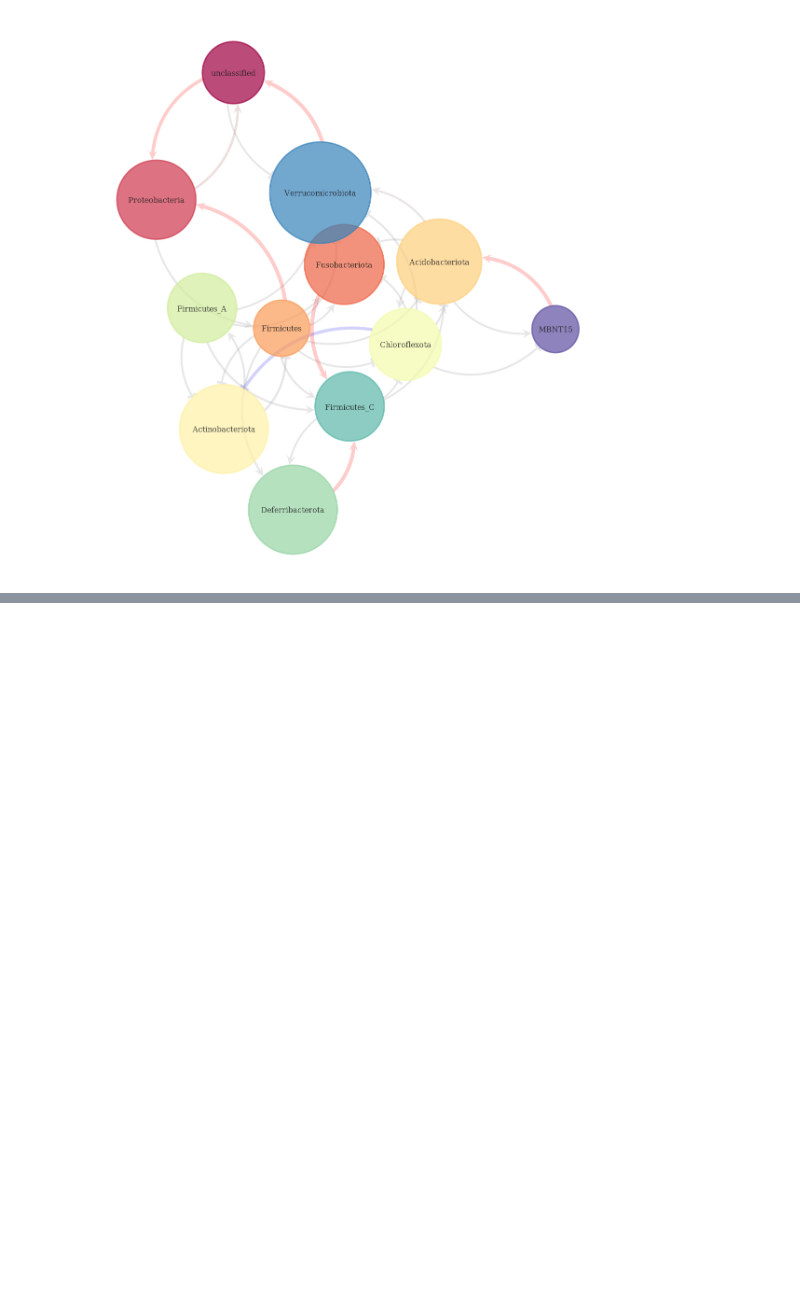
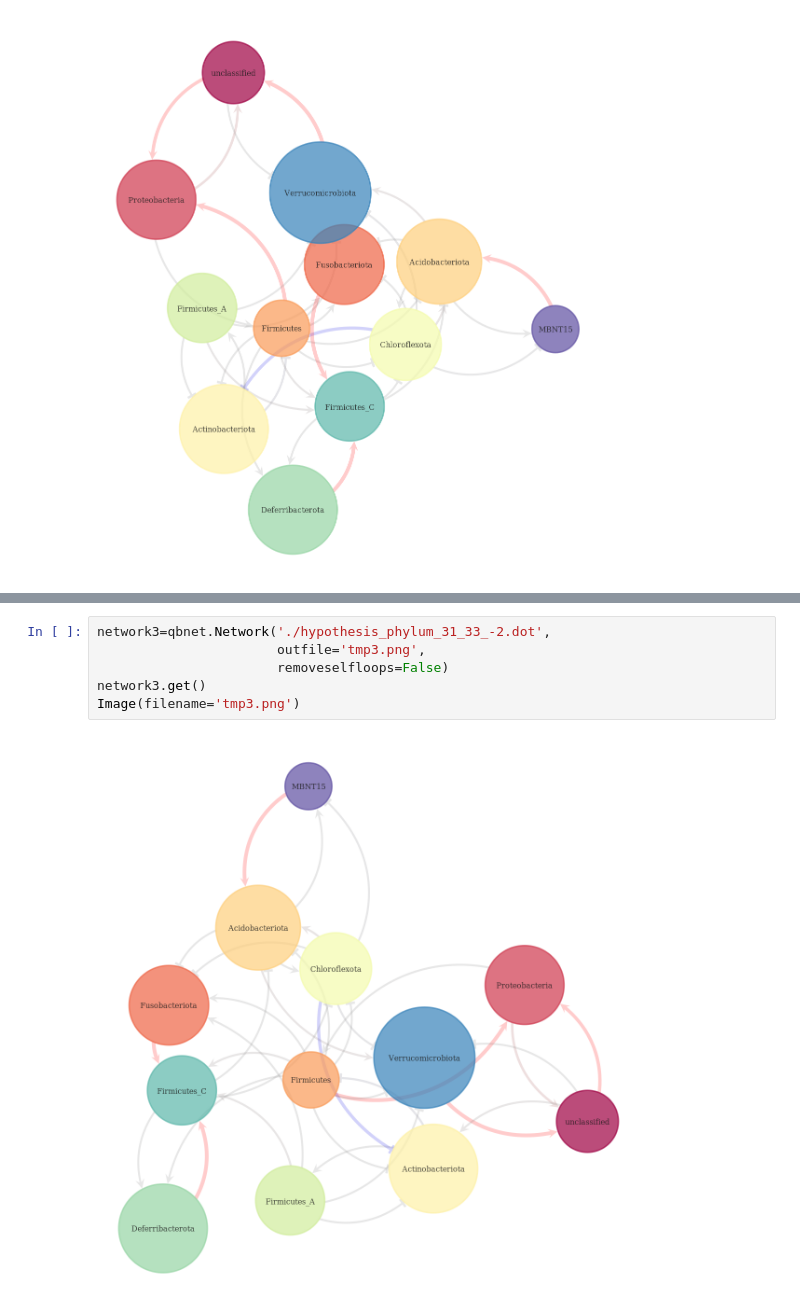
Before and after one commit to zeroknowledgediscovery/qbiome, a Jupyter notebook: examples/network_viz.ipynb, the cells around one changed output, grey strips where cells are left out. Cells and saved outputs as stored; diff of their text form; blank space fills up the shorter version.

```diff
--- a/examples/network_viz.ipynb
+++ b/examples/network_viz.ipynb
@@ -13,0 +20,8 @@ Image(filename=networkfile)
+# %%
+network3=qbnet.Network('./hypothesis_phylum_31_33_-2.dot',
+                       outfile='tmp3.png',
+                       removeselfloops=False)
+network3.get()
+Image(filename='tmp3.png')
+# %% [output]
+[figure, added]
```
Also changed, not shown: parts of 1 cell of this notebook, 4 other files.
